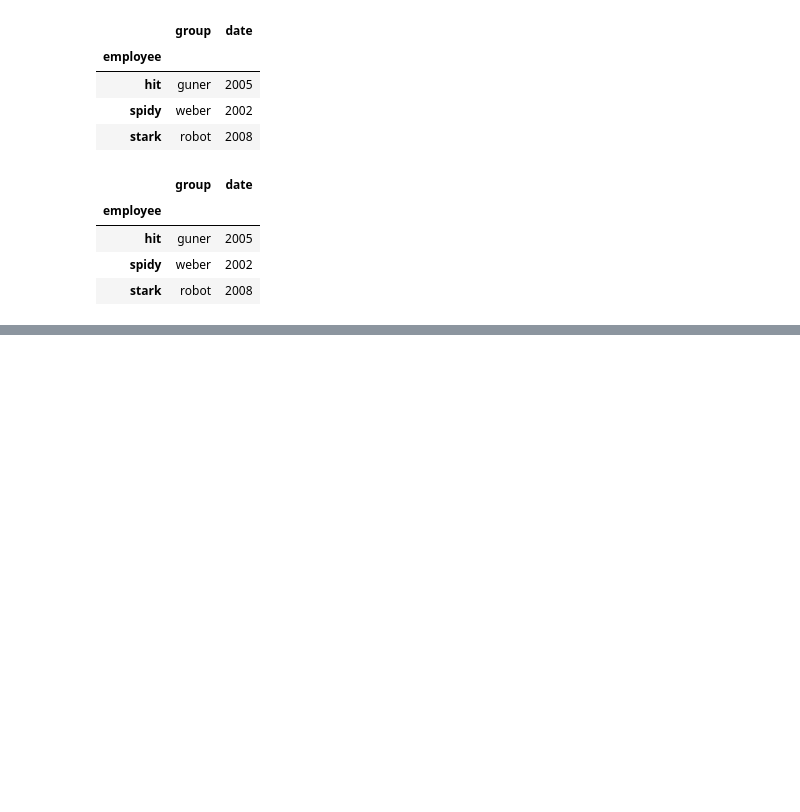
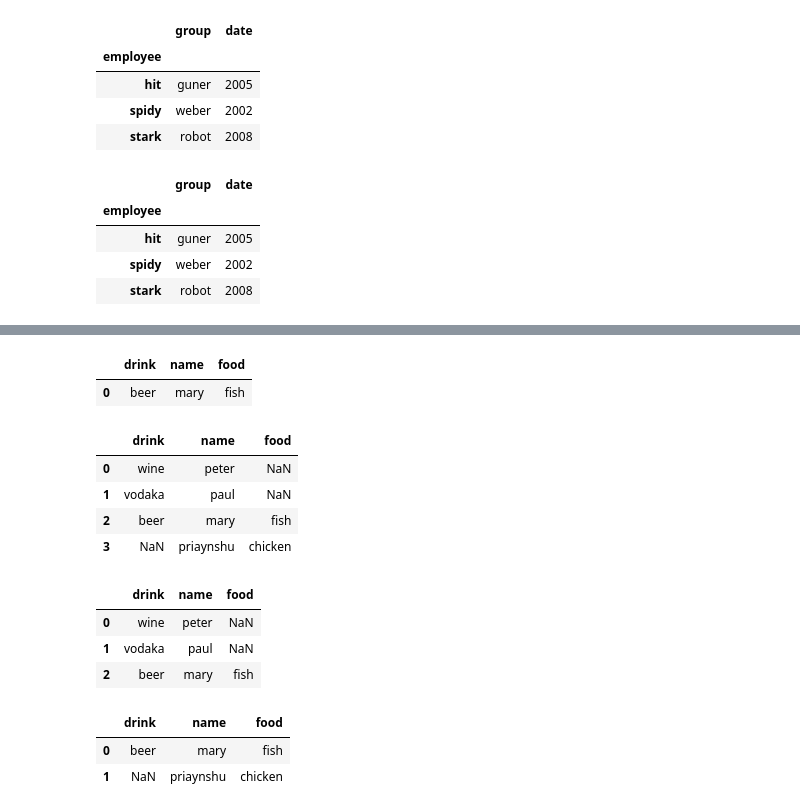
Before and after one commit to priyanshu2411/data-science-handbook-practice, a Jupyter notebook: day 4 practise.ipynb, the cells around one changed output, grey strips where cells are left out. Cells and saved outputs as stored; diff of their text form; code cells hidden in the pictures; blank space fills up the shorter version.

Commit message:
data_csv added for csv format data

```diff
--- a/day 4 practise.ipynb
+++ b/day 4 practise.ipynb
@@ -157,0 +160,3 @@ df1a.join(df2a)#join method work on index
+# %%
+data1= pd.DataFrame({'name':['peter','paul','mary'],'drink':['wine','vodaka','beer']})
+data2 = pd.DataFrame({'name':['mary','priaynshu'],'food':['fish','chicken']})
@@ -157,0 +178,26 @@ df1a.join(df2a)#join method work on index
+# %%
+pd.merge(data1,data2,how='inner')
+# %% [output]
+|  | drink | name | food |
+| 0 | beer | mary | fish |
+# %%
+pd.merge(data1,data2,how='outer')
+# %% [output]
+|  | drink | name | food |
+| 0 | wine | peter | NaN |
+| 1 | vodaka | paul | NaN |
+| 2 | beer | mary | fish |
+| 3 | NaN | priaynshu | chicken |
+# %%
+pd.merge(data1,data2,how = 'left')
+# %% [output]
+|  | drink | name | food |
+| 0 | wine | peter | NaN |
+| 1 | vodaka | paul | NaN |
+| 2 | beer | mary | fish |
+# %%
+pd.merge(data1,data2,how = 'right')
+# %% [output]
+|  | drink | name | food |
+| 0 | beer | mary | fish |
+| 1 | NaN | priaynshu | chicken |
```
Also changed, not shown: parts of 8 cells of this notebook, 5 other files.
